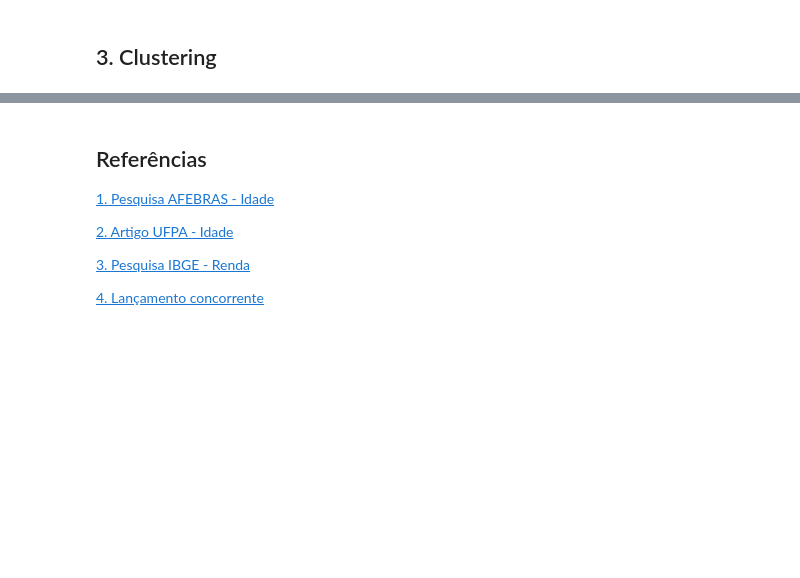
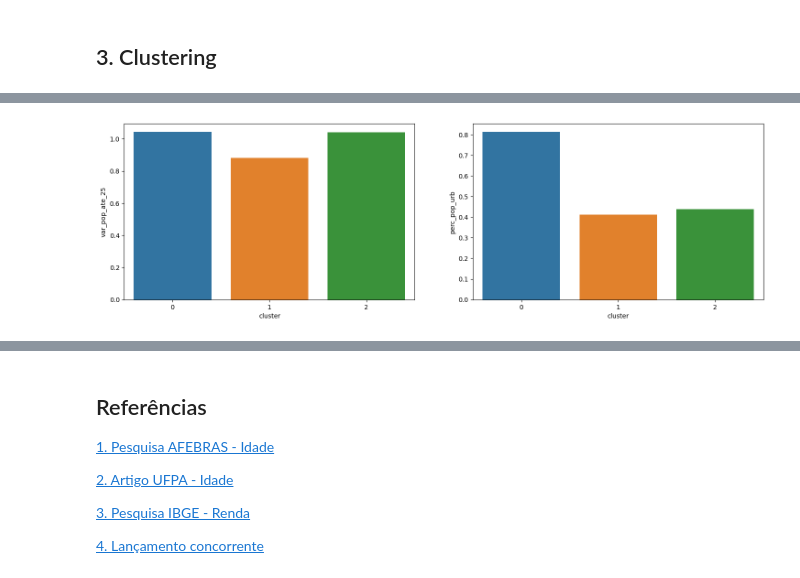
Before and after one commit to rodrigotorn/solar-case, a Jupyter notebook: case-solar.ipynb, the cells around one changed output, grey strips where cells are left out. Drawn from its saved outputs; the diff is of its cells as text; code cells hidden in the pictures; blank space fills up the shorter version.

```diff
--- a/case-solar.ipynb
+++ b/case-solar.ipynb
@@ -136,0 +194,8 @@ cities.to_csv('data/cities.csv', index=True)
+# %%
+plot_barplot_clusters(
+  cities_grouped_by_cluster,
+  ['var_pop_ate_25', 'perc_pop_urb'],
+  '',
+).show()
+# %% [output]
+[figure, added]
```
Also changed, not shown: parts of 13 cells of this notebook, 2 other files.
